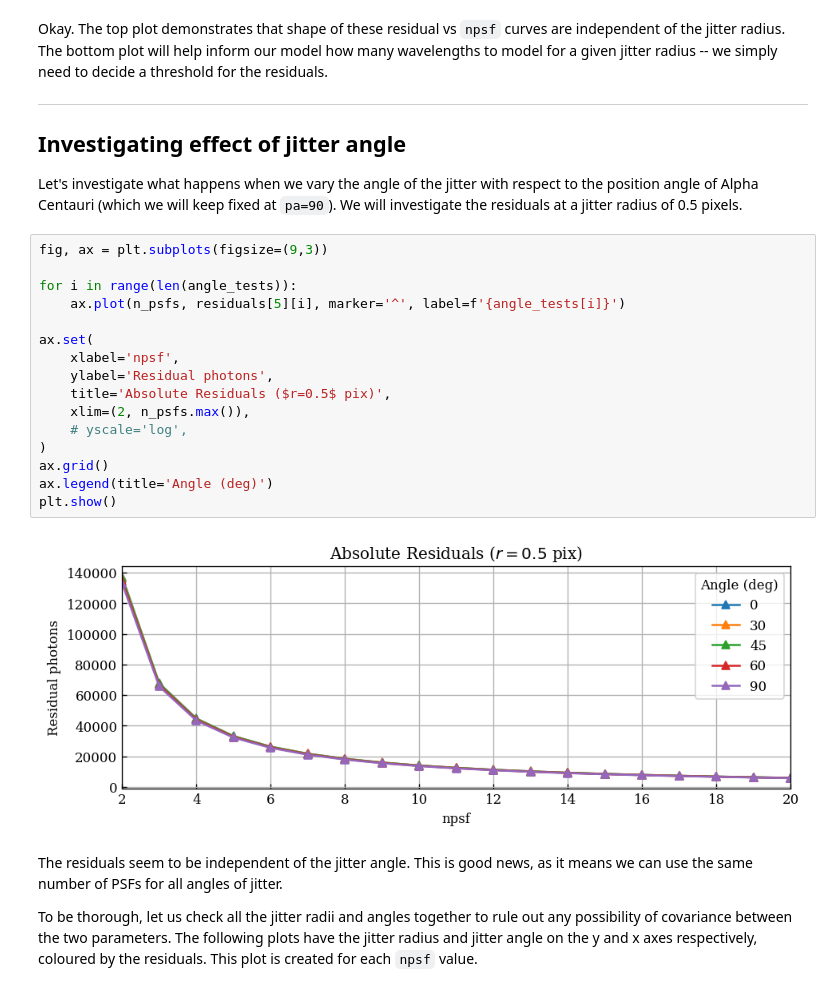
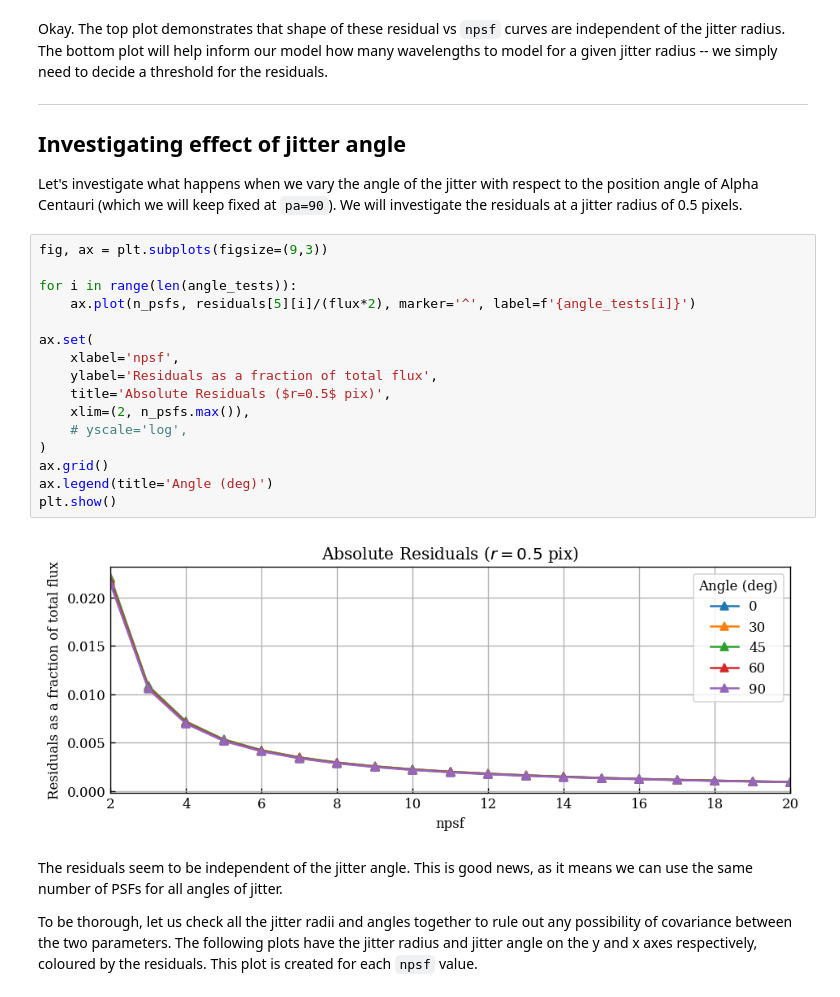
Before and after one commit to maxecharles/toliman-phd, a Jupyter notebook: notebooks/jitter.ipynb, the cells around one changed output. Cells and saved outputs as stored; diff of their text form.

Commit message:
changed yscale of angle plot

```diff
--- a/notebooks/jitter.ipynb
+++ b/notebooks/jitter.ipynb
@@ -220,21 +220,21 @@ Let's investigate what happens when we vary the angle of the jitter with respect
 # %%
 fig, ax = plt.subplots(figsize=(9,3))
 
 for i in range(len(angle_tests)):
-    ax.plot(n_psfs, residuals[5][i], marker='^', label=f'{angle_tests[i]}')
+    ax.plot(n_psfs, residuals[5][i]/(flux*2), marker='^', label=f'{angle_tests[i]}')
 
 ax.set(
     xlabel='npsf',
-    ylabel='Residual photons',
+    ylabel='Residuals as a fraction of total flux',
     title='Absolute Residuals ($r=0.5$ pix)',
     xlim=(2, n_psfs.max()),
     # yscale='log',
 )
 ax.grid()
 ax.legend(title='Angle (deg)')
 plt.show()
 # %% [output]
-[figure, old version]
+[figure, new version]
 # %% [markdown]
 The residuals seem to be independent of the jitter angle. This is good news, as it means we can use the same number of PSFs for all angles of jitter.
 
```
